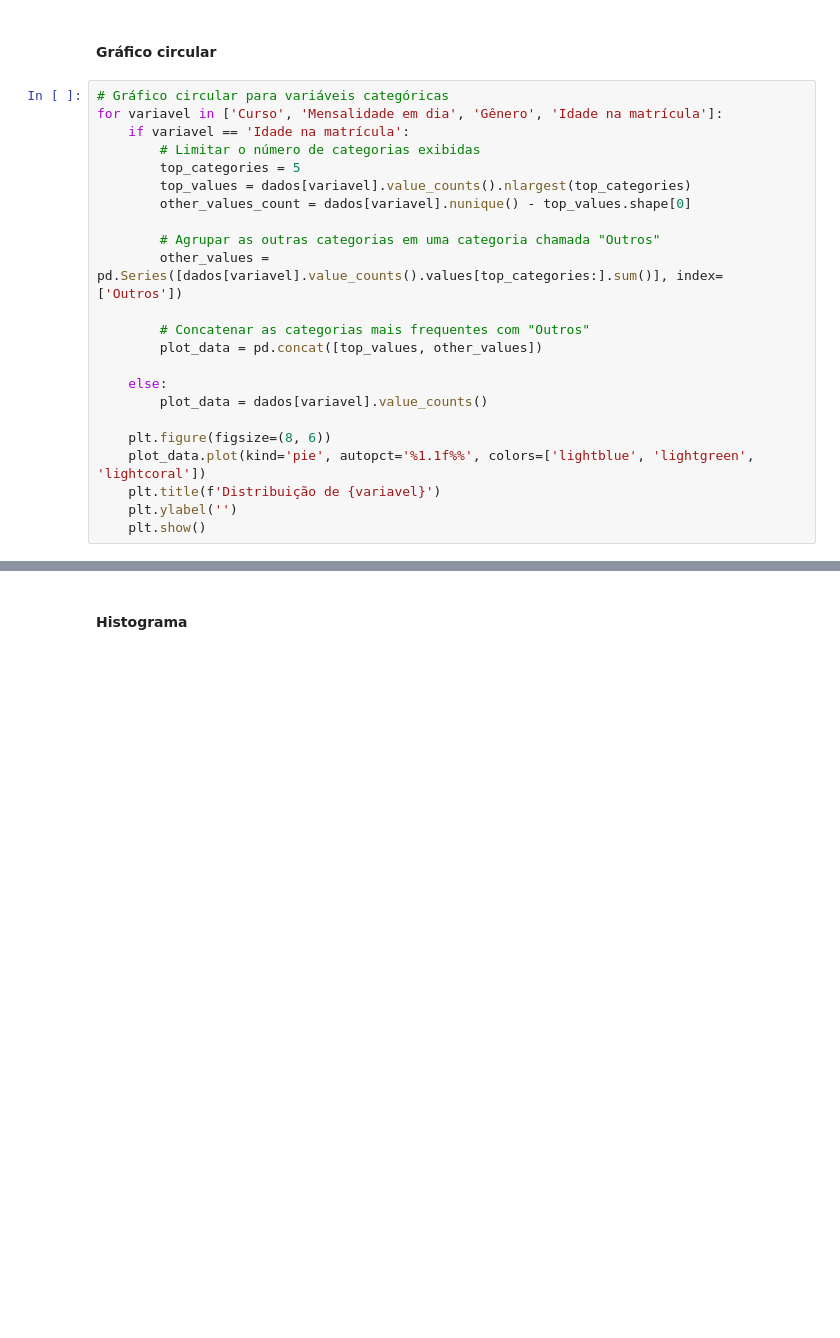
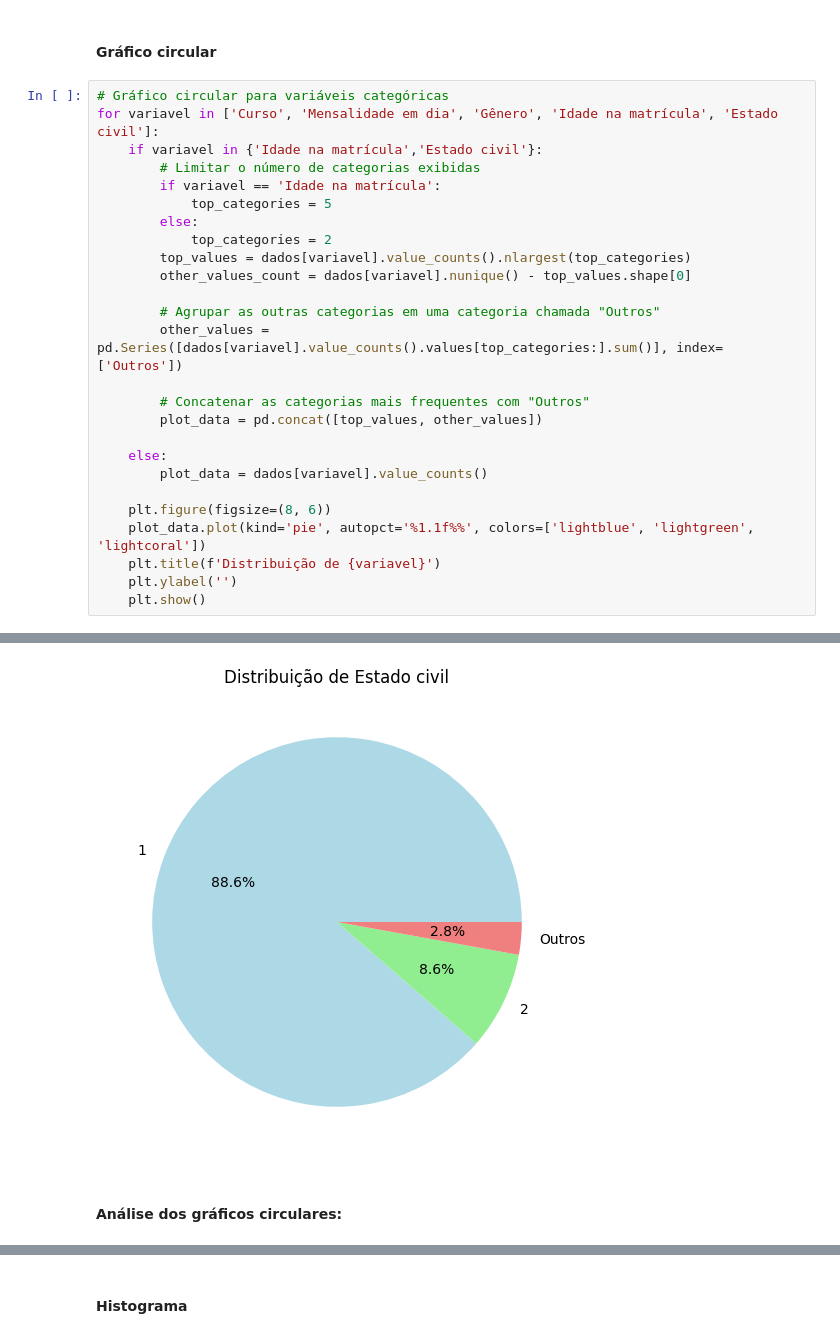
Before and after one commit to LeoRissetto/Trabalho-Estatistica, a Jupyter notebook: trabalho.ipynb, the cells around one changed output, grey strips where cells are left out. Drawn from its saved outputs; the diff is of its cells as text; blank space fills up the shorter version.

```diff
--- a/trabalho.ipynb
+++ b/trabalho.ipynb
@@ -258,29 +281,35 @@ for variavel in ['Curso', 'Mensalidade em dia', 'Gênero', 'Idade na matrícula'
 #### Gráfico circular
 # %%
 # Gráfico circular para variáveis categóricas
-for variavel in ['Curso', 'Mensalidade em dia', 'Gênero', 'Idade na matrícula']:
-    if variavel == 'Idade na matrícula':
+for variavel in ['Curso', 'Mensalidade em dia', 'Gênero', 'Idade na matrícula', 'Estado civil']:
+    if variavel in {'Idade na matrícula','Estado civil'}:
         # Limitar o número de categorias exibidas
-        top_categories = 5
+        if variavel == 'Idade na matrícula':
+            top_categories = 5
+        else:
+            top_categories = 2
         top_values = dados[variavel].value_counts().nlargest(top_categories)
         other_values_count = dados[variavel].nunique() - top_values.shape[0]
 
         # Agrupar as outras categorias em uma categoria chamada "Outros"
         other_values = pd.Series([dados[variavel].value_counts().values[top_categories:].sum()], index=['Outros'])
 
         # Concatenar as categorias mais frequentes com "Outros"
         plot_data = pd.concat([top_values, other_values])
 
     else:
         plot_data = dados[variavel].value_counts()
 
     plt.figure(figsize=(8, 6))
     plot_data.plot(kind='pie', autopct='%1.1f%%', colors=['lightblue', 'lightgreen', 'lightcoral'])
     plt.title(f'Distribuição de {variavel}')
     plt.ylabel('')
     plt.show()
 # %% [output]
 [figure]
 [figure]
 [figure]
 [figure]
+[figure, added]
+# %% [markdown]
+#### Análise dos gráficos circulares:
```
Also changed, not shown: parts of 28 cells of this notebook, 2 other files.
